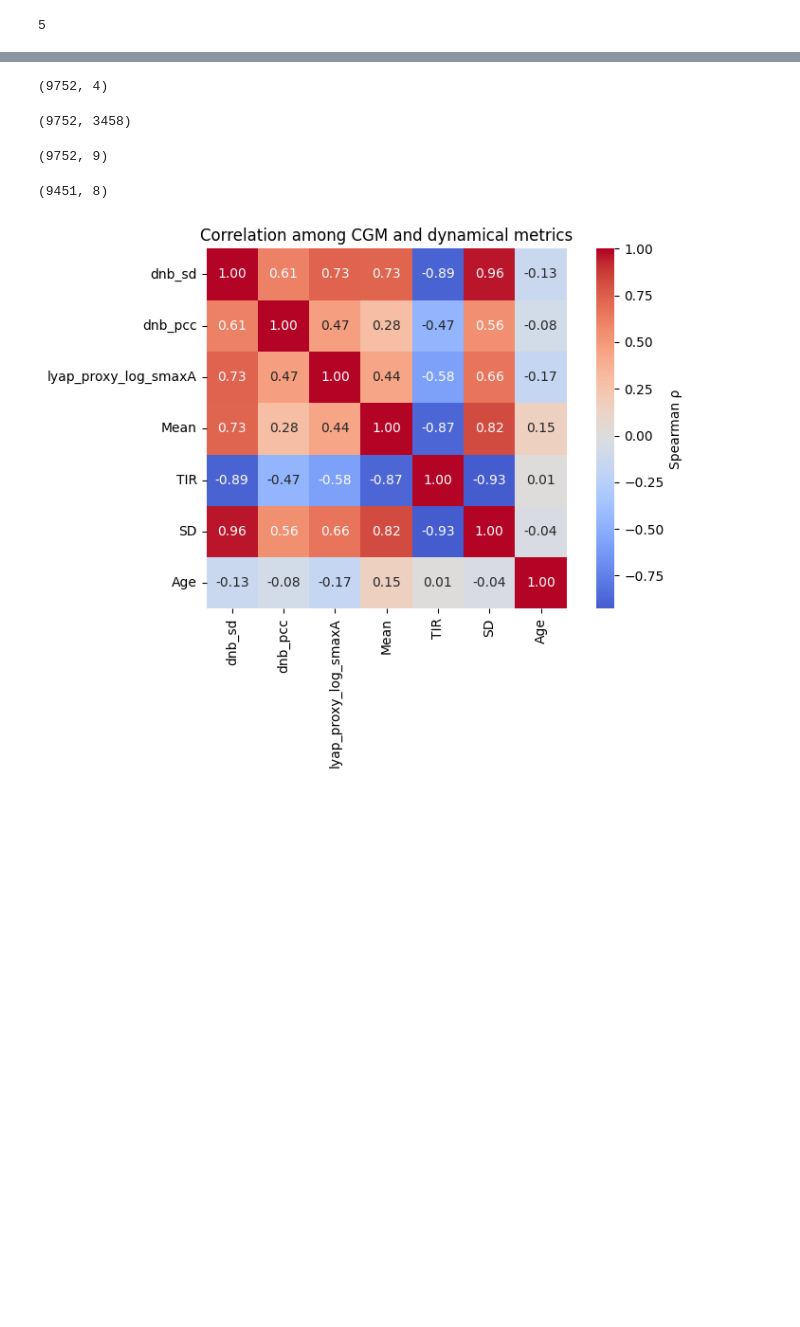
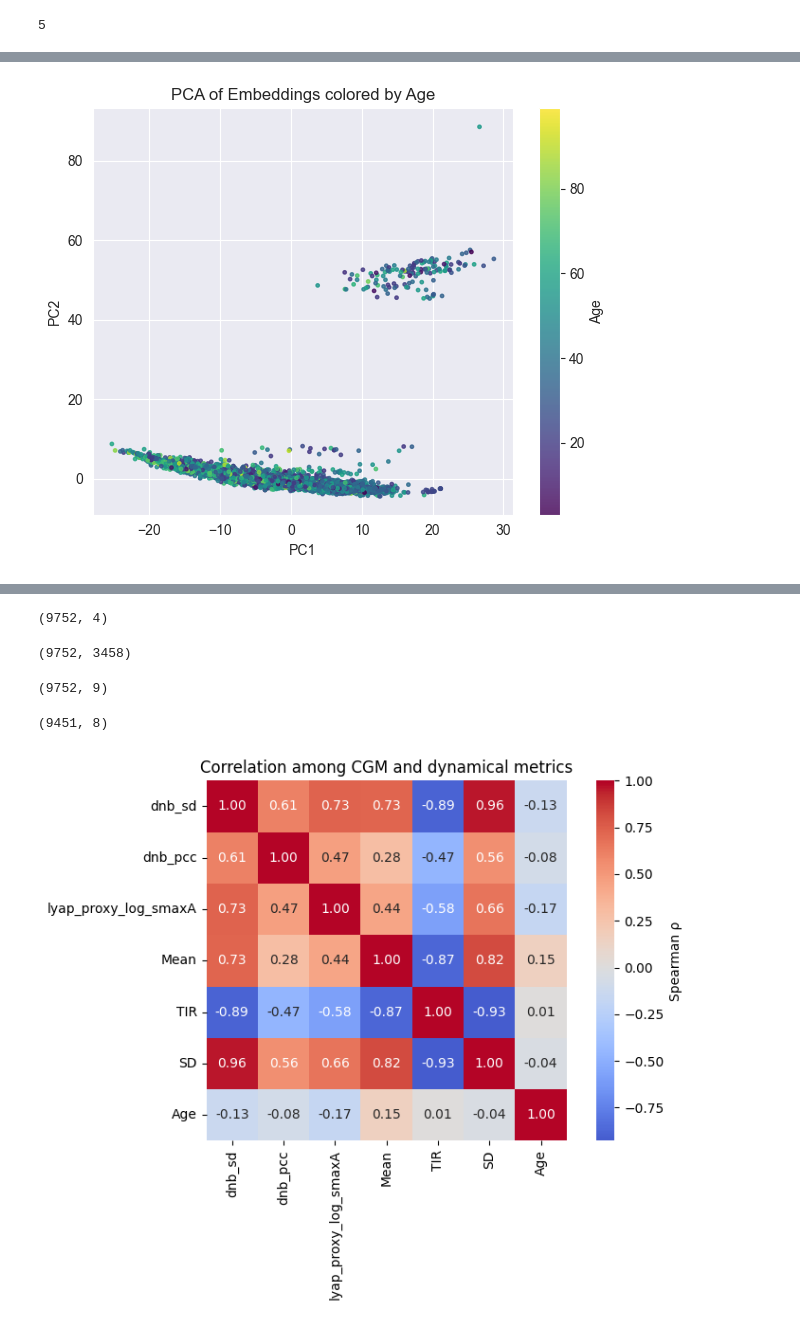
Before and after one commit to YurunLu/CGMfoundation, a Jupyter notebook: Others/AnalysisEmbedding.ipynb, the cells around one changed output, grey strips where cells are left out. Cells and saved outputs as stored; diff of their text form; code cells hidden in the pictures; blank space fills up the shorter version.

```diff
--- a/Others/AnalysisEmbedding.ipynb
+++ b/Others/AnalysisEmbedding.ipynb
@@ -305,0 +481,23 @@ Embedding dim: 128
+# %%
+plt.figure(figsize=(6, 5))
+
+sc = plt.scatter(
+    pca_df["PC1"],
+    pca_df["PC2"],
+    c=pca_df["Age"],
+    cmap="viridis",
+    s=6,
+    alpha=0.8
+)
+
+plt.colorbar(sc, label="Age")
+plt.xlabel("PC1")
+plt.ylabel("PC2")
+plt.title("PCA of Embeddings colored by Age")
+
+plt.tight_layout()
+plt.savefig("../Results/PCA_cons_age.png", dpi=300)
+
+plt.show()
+# %% [output]
+[figure, added]
```
Also changed, not shown: parts of 24 cells of this notebook, 8 other files.
